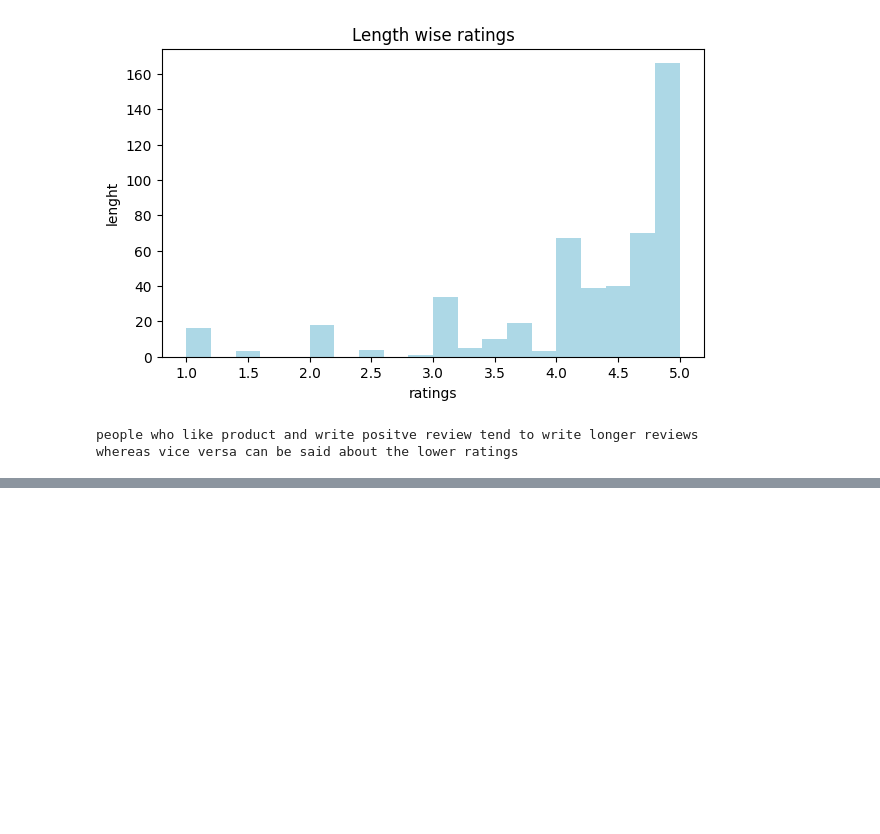
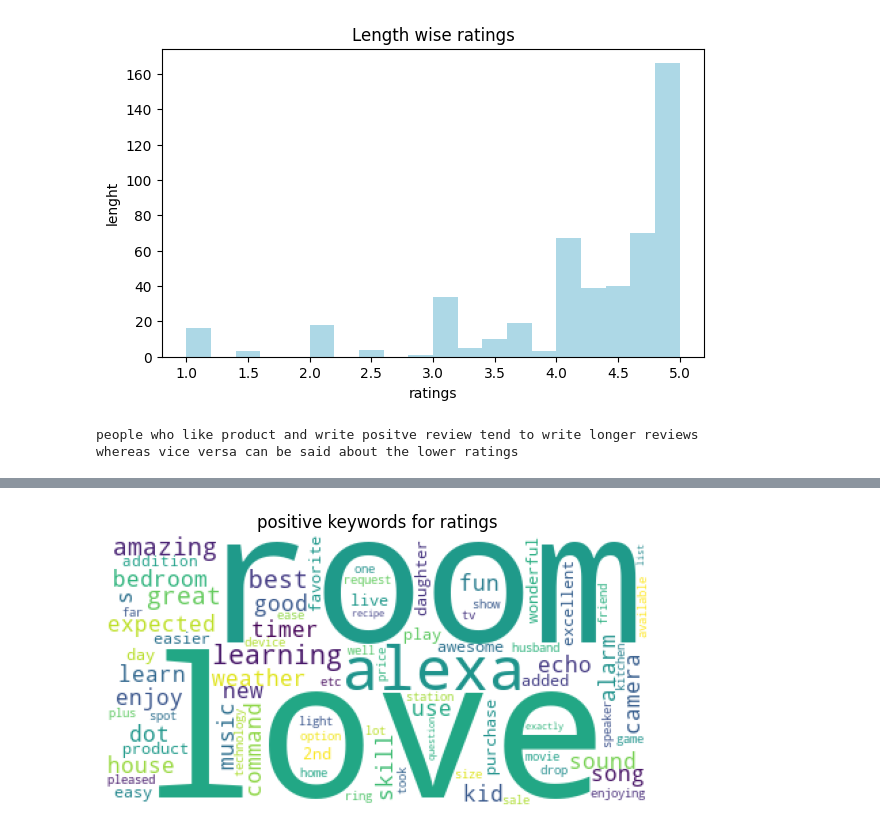
Before and after one commit to Aadeshh0/alexa_review, a Jupyter notebook: main.ipynb, the cells around one changed output, grey strips where cells are left out. Cells and saved outputs as stored; diff of their text form; code cells hidden in the pictures; blank space fills up the shorter version.

```diff
--- a/main.ipynb
+++ b/main.ipynb
@@ -280,0 +324,9 @@ NameError: name 'CountVectorizer' is not defined
+# %%
+wc = WordCloud(background_color='white', max_words=80)
+plt.figure(figsize=(7,7))
+plt.title("positive keywords for ratings")
+plt.imshow(wc.generate(unique_positive))
+plt.axis('off')
+plt.show()
+# %% [output]
+[figure, added]
```
Also changed, not shown: parts of 5 cells of this notebook, 1 other file.
